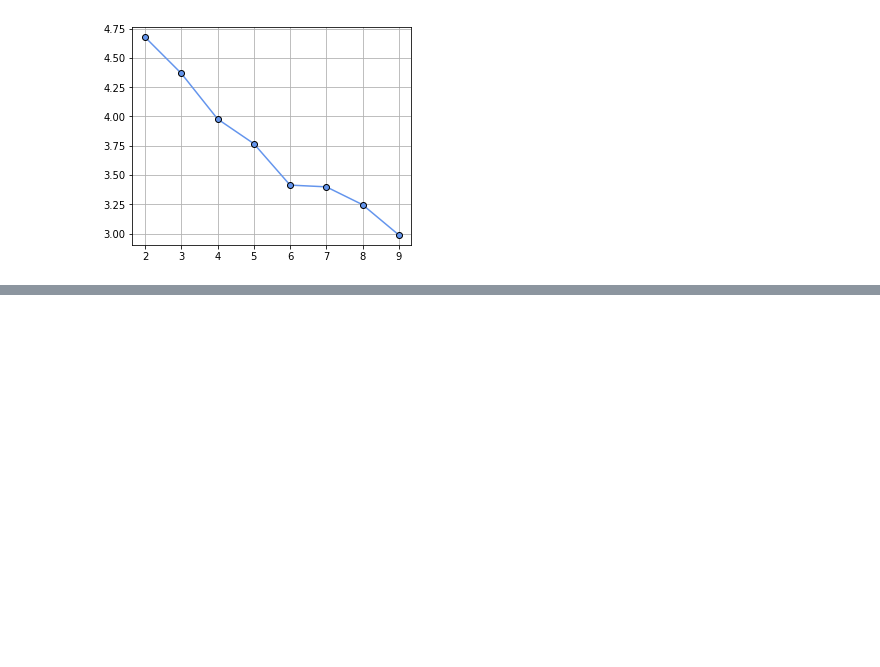
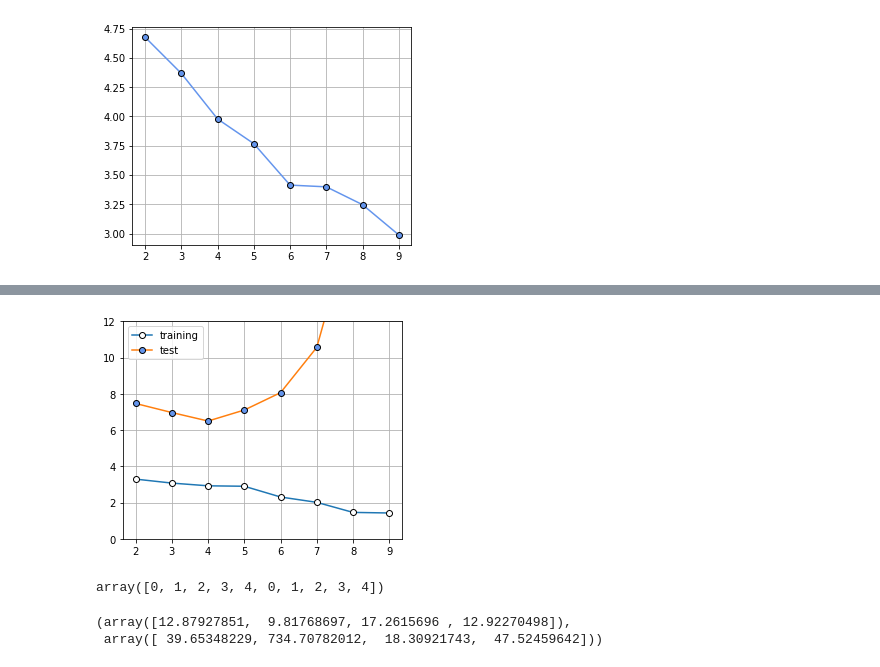
Before and after one commit to rimever/NewMachineLearningTextbook, a Jupyter notebook: chapter5/charpter5_2.ipynb, the cells around one changed output, grey strips where cells are left out. Cells and saved outputs as stored; diff of their text form; code cells hidden in the pictures; blank space fills up the shorter version.

```diff
--- a/chapter5/charpter5_2.ipynb
+++ b/chapter5/charpter5_2.ipynb
@@ -112,0 +143,23 @@ plt.show()
+# %%
+plt.figure(figsize=(5,4))
+
+M = range(2,10)
+
+mse_train = np.zeros(len(M))
+mse_test = np.zeros(len(M))
+
+for i in range(len(M)):
+    W = fit_gauss_func(X_train, T_train, M[i])
+    mse_train[i] = np.sqrt(mse_gauss_func(X_train, T_train, W))
+    mse_test[i] = np.sqrt(mse_gauss_func(X_test, T_test, W))
+
+plt.plot(M, mse_train, marker='o', linestyle='-',
+         markerfacecolor='white', markeredgecolor='black', label='training')
+plt.plot(M, mse_test, marker='o', linestyle='-',
+         markerfacecolor='cornflowerblue', markeredgecolor='black', label='test')
+plt.legend(loc='upper left', fontsize=10)
+plt.ylim(0,12)
+plt.grid(True)
+plt.show()
+# %% [output]
+[figure, added]
@@ -112,0 +183,11 @@ plt.show()
+# %%
+np.fmod(range(10),5)
+# %% [output]
+array([0, 1, 2, 3, 4, 0, 1, 2, 3, 4])
+# %%
+M = 4
+K = 4
+kfold_gauss_func(X, T, M, K)
+# %% [output]
+(array([12.87927851,  9.81768697, 17.2615696 , 12.92270498]),
+ array([ 39.65348229, 734.70782012,  18.30921743,  47.52459642]))
```
Also changed, not shown: parts of 6 cells of this notebook.
